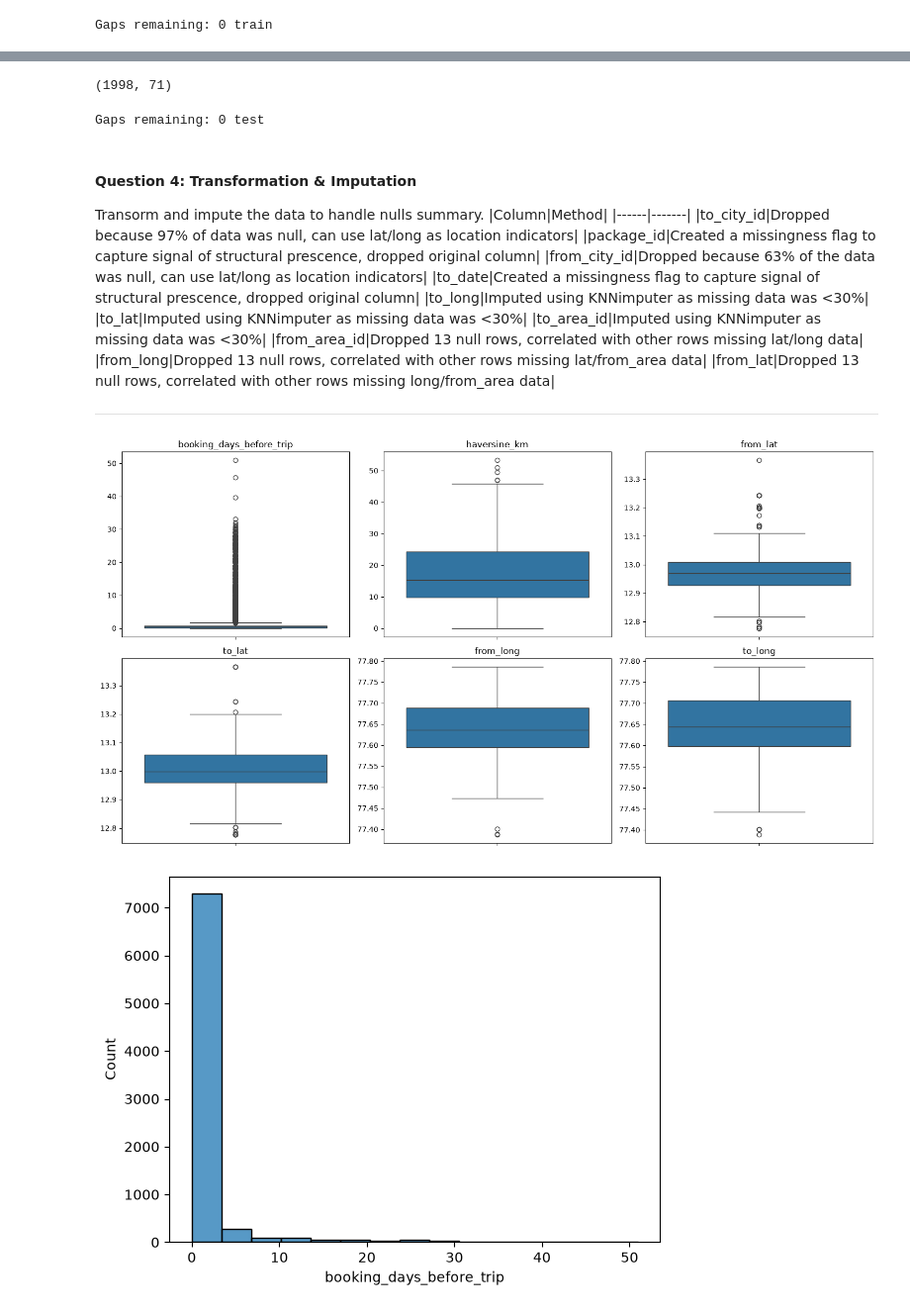
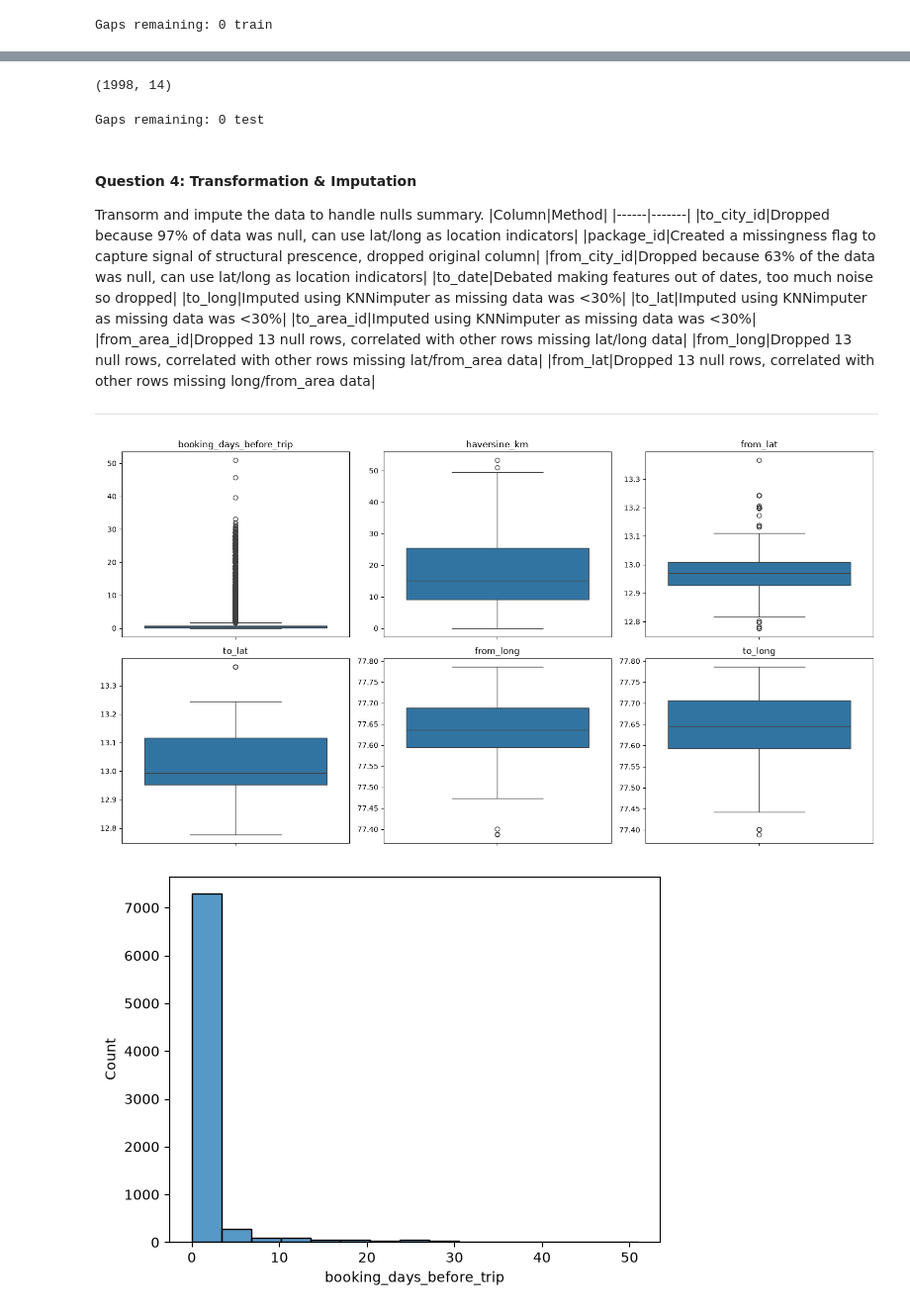
Before and after one commit to mjp370/OPAN-6602_Project_2, a Jupyter notebook: Project_2_MP_Analysis.ipynb, the cells around one changed output, grey strips where cells are left out. Shown at 99% size. Saved outputs shown, nothing was run; the diff lists cells and outputs as text; code cells hidden in the pictures.

```diff
--- a/Project_2_MP_Analysis.ipynb
+++ b/Project_2_MP_Analysis.ipynb
@@ -337,28 +351,37 @@ dtype: int64
 # %%
 X_train['package_id_missing'] = np.where(X_train['package_id'].isna(),1,0)
 X_train['to_date_missing'] = np.where(X_train['to_date'].isna(),1,0)
-X_train = X_train.drop(columns=['user_id','package_id','to_city_id','from_city_id','to_date'])
 
 drop_rows = X_train[X_train['from_area_id'].isna() | X_train['from_lat'].isna() | X_train['from_long'].isna()].index
 X_train = X_train.drop(index=drop_rows)
 y_train = y_train.drop(index=drop_rows)
 
-X_train = pd.get_dummies(X_train, columns=['vehicle_model_id','travel_type_id'],drop_first=True,dtype=int)
-
 #Deal with the dates, used AI to help engineer numeric feautres from datetime data
 for c in ['from_date', 'booking_created']:
     X_train[c] = pd.to_datetime(X_train[c])
 
+#Create booking days before trip and rush hour feature
 X_train['booking_days_before_trip'] = (X_train['from_date'] - X_train['booking_created']).dt.total_seconds() / 86400
-X_train['from_hour']  = X_train['from_date'].dt.hour
-X_train['from_dow']   = X_train['from_date'].dt.dayofweek
-X_train['from_month'] = X_train['from_date'].dt.month
+X_train = X_train.drop(columns=['from_date', 'booking_created'])
 
-X_train = X_train.drop(columns=['from_date', 'booking_created'])
-X_train = pd.get_dummies(X_train, columns=['from_hour', 'from_dow', 'from_month'], drop_first=True,dtype=int)
-
+#Create haversine distance feature
 X_train['haversine_km'] = haversine(X_train['from_lat'], X_train['from_long'],
                                     X_train['to_lat'],   X_train['to_long'])
 
+#Create a top 20 pickups field
+# X_train['high_cancel_rate_pickup'] = np.where(X_train['from_area_id'].isin(top_n_list),1,0)
+
+#Encone to_area_id as binary
+X_train['to_area_id_missing'] = X_train['to_area_id'].isna().astype(int)
+X_train = X_train.drop(columns=['to_area_id'])
+
+# Encode to_date as binary
+X_train['to_date_missing'] = X_train['to_date'].isna().astype(int)
+X_train = X_train.drop(columns=['to_date'])
+
+X_train = pd.get_dummies(X_train, columns=['travel_type_id'],drop_first=True,dtype=int)
+
+X_train = X_train.drop(columns=['user_id','package_id','to_city_id','from_city_id','vehicle_model_id'])
+
 X_train.shape
 # %% [output]
@@ -419,6 +440,6 @@ haversine_km                float64
 dtype: object
 # %%
-prep = make_pipeline(StandardScaler(), KNNImputer(n_neighbors=70))
+prep = make_pipeline(StandardScaler(), KNNImputer(n_neighbors=3))
 prep.fit(X_train)
 
 Z_train = pd.DataFrame(prep.transform(X_train), columns=X_train.columns, index=X_train.index)
@@ -473,34 +516,41 @@ dtype: float64
 #Apply same transformations to the test set
 X_test['package_id_missing'] = np.where(X_test['package_id'].isna(),1,0)
 X_test['to_date_missing'] = np.where(X_test['to_date'].isna(),1,0)
-X_test = X_test.drop(columns=['user_id','package_id','to_city_id','from_city_id','to_date'])
 
 drop_rows = X_test[X_test['from_area_id'].isna() | X_test['from_lat'].isna() | X_test['from_long'].isna()].index
 X_test = X_test.drop(index=drop_rows)
 y_test = y_test.drop(index=drop_rows)
-
-X_test = pd.get_dummies(X_test, columns=['vehicle_model_id','travel_type_id'],dtype=int)
 
 #Deal with the dates, used AI to help engineer numeric feautres from datetime data
 for c in ['from_date', 'booking_created']:
     X_test[c] = pd.to_datetime(X_test[c])
 
 X_test['booking_days_before_trip'] = (X_test['from_date'] - X_test['booking_created']).dt.total_seconds() / 86400
-X_test['from_hour']  = X_test['from_date'].dt.hour
-X_test['from_dow']   = X_test['from_date'].dt.dayofweek
-X_test['from_month'] = X_test['from_date'].dt.month
-
 X_test = X_test.drop(columns=['from_date', 'booking_created'])
-X_test = pd.get_dummies(X_test, columns=['from_hour', 'from_dow', 'from_month'],dtype=int)
 
 # Haversine distance, same as train (must be added before the reindex or it would be dropped/zero-filled)
 X_test['haversine_km'] = haversine(X_test['from_lat'], X_test['from_long'],
                                    X_test['to_lat'],   X_test['to_long'])
 
+#Top 20 busiset pickups
+# X_train['high_cancel_rate_pickup'] = np.where(X_train['from_area_id'].isin(top_n_list),1,0)
+
+#Encone to_area_id as binary
+X_test['to_area_id_missing'] = X_test['to_area_id'].isna().astype(int)
+X_test = X_test.drop(columns=['to_area_id'])
+
+# Encode to_date as binary
+X_test['to_date_missing'] = X_test['to_date'].isna().astype(int)
+X_test = X_test.drop(columns=['to_date'])
+
+X_test = pd.get_dummies(X_test, columns=['travel_type_id'],drop_first=True,dtype=int)
+
+X_test = X_test.drop(columns=['user_id','package_id','to_city_id','from_city_id','vehicle_model_id'])
+
 X_test = X_test.reindex(columns=X_train.columns, fill_value=0)
 X_test.shape
 # %% [output]
-(1998, 71)
+(1998, 14)
 # %%
 Z_test = pd.DataFrame(prep.transform(X_test), columns=X_test.columns, index=X_test.index)
 
@@ -515,7 +565,7 @@ Transorm and impute the data to handle nulls summary.
 |to_city_id|Dropped because 97% of data was null, can use lat/long as location indicators|
 |package_id|Created a missingness flag to capture signal of structural prescence, dropped original column|
 |from_city_id|Dropped because 63% of the data was null, can use lat/long as location indicators|
-|to_date|Created a missingness flag to capture signal of structural prescence, dropped original column|
+|to_date|Debated making features out of dates, too much noise so dropped|
 |to_long|Imputed using KNNimputer as missing data was <30%|
 |to_lat|Imputed using KNNimputer as missing data was <30%|
 |to_area_id|Imputed using KNNimputer as missing data was <30%|
@@ -525,26 +575,26 @@ Transorm and impute the data to handle nulls summary.
 
 ---
 # %%
-#Sceen engineered/raw features for outliers
+#Sceen engineered/raw features for outliers, used claude code to help structure the boxplot format
 filled_train.columns
 screen_columns = ['booking_days_before_trip','haversine_km','from_lat','to_lat','from_long','to_long']
 n_cols = 3
-n_rows = math.ceil(len(sceen_columns)/n_cols)
+n_rows = math.ceil(len(screen_columns)/n_cols)
 
 fig, axes = plt.subplots(n_rows, n_cols, figsize=(5* n_cols, 4* n_rows))
 axes = axes.flatten()
 
 for ax, col in zip(axes,screen_columns):
     sns.boxplot(y=filled_train[col], ax=ax)
     ax.set_title(col)
     ax.set_ylabel("")
 
 for ax in axes[len(screen_columns):]:
     ax.set_visible(False)
 
 plt.tight_layout()
 # %% [output]
-[figure, old version]
+[figure, new version]
 # %%
 sns.histplot(filled_train.booking_days_before_trip,bins=15)
 plt.show()
```
Also changed, not shown: parts of 25 cells of this notebook.
